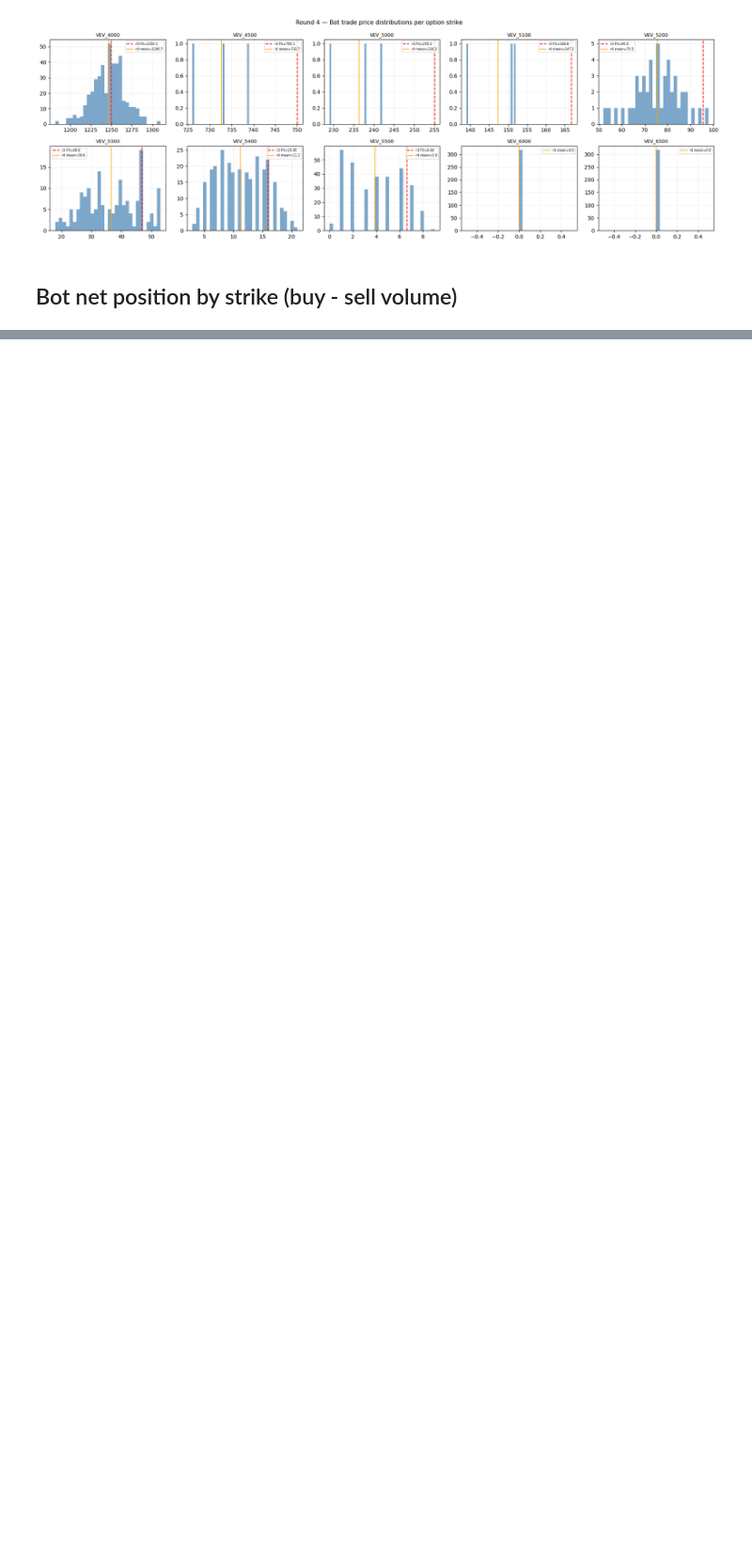
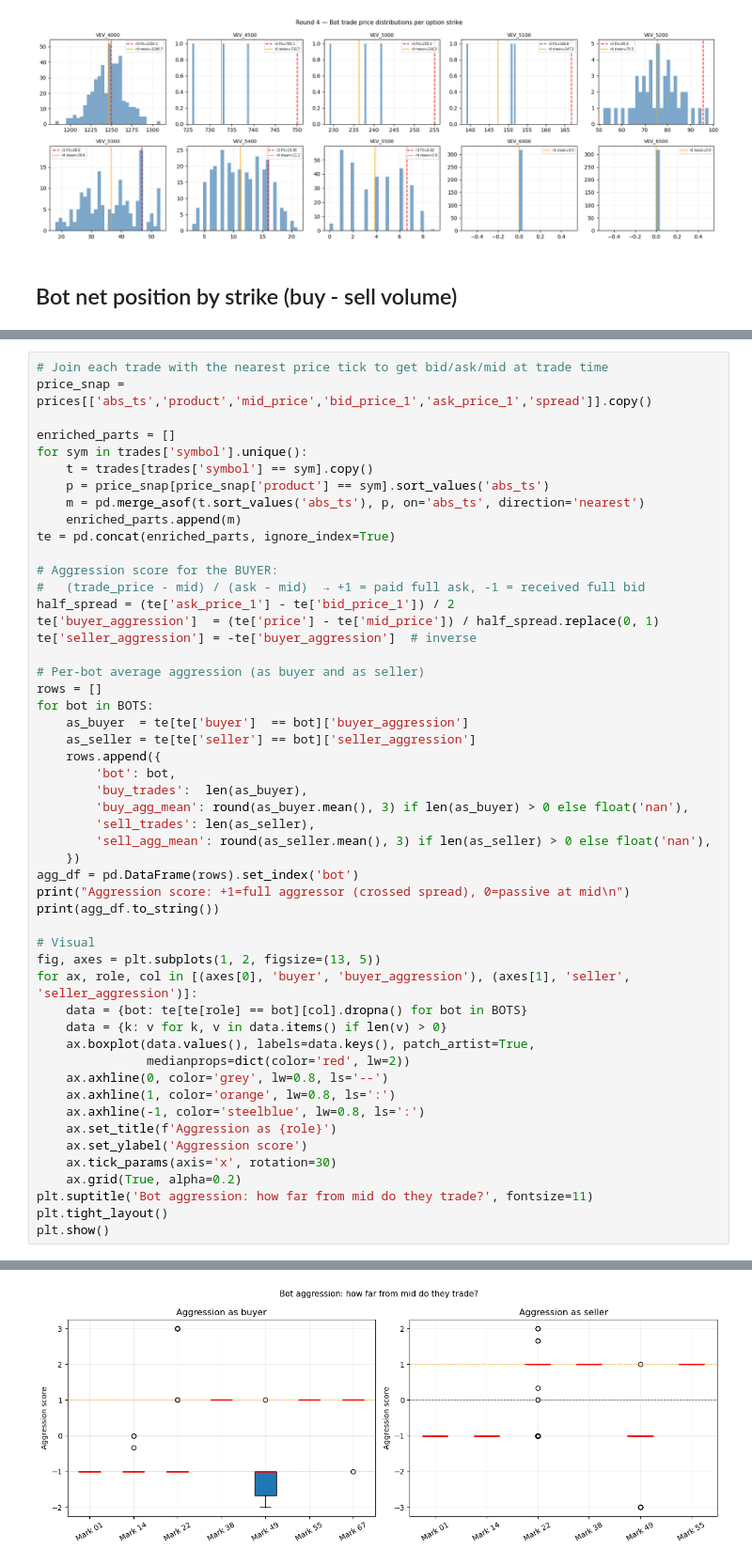
Before and after one commit to SakshamAror/IMC-Prosperity-4, a Jupyter notebook: round4_explore.ipynb, the cells around one changed output, grey strips where cells are left out. Shown at 94% size. Cells and saved outputs as stored; diff of their text form; blank space fills up the shorter version.

```diff
--- a/round4_explore.ipynb
+++ b/round4_explore.ipynb
@@ -415,0 +481,52 @@ net_pivot
+# %%
+# Join each trade with the nearest price tick to get bid/ask/mid at trade time
+price_snap = prices[['abs_ts','product','mid_price','bid_price_1','ask_price_1','spread']].copy()
+
+enriched_parts = []
+for sym in trades['symbol'].unique():
+    t = trades[trades['symbol'] == sym].copy()
+    p = price_snap[price_snap['product'] == sym].sort_values('abs_ts')
+    m = pd.merge_asof(t.sort_values('abs_ts'), p, on='abs_ts', direction='nearest')
+    enriched_parts.append(m)
+te = pd.concat(enriched_parts, ignore_index=True)
+
+# Aggression score for the BUYER:
+#   (trade_price - mid) / (ask - mid)  → +1 = paid full ask, -1 = received full bid
+half_spread = (te['ask_price_1'] - te['bid_price_1']) / 2
+te['buyer_aggression']  = (te['price'] - te['mid_price']) / half_spread.replace(0, 1)
+te['seller_aggression'] = -te['buyer_aggression']  # inverse
+
+# Per-bot average aggression (as buyer and as seller)
+rows = []
+for bot in BOTS:
+    as_buyer  = te[te['buyer']  == bot]['buyer_aggression']
+    as_seller = te[te['seller'] == bot]['seller_aggression']
+    rows.append({
+        'bot': bot,
+        'buy_trades':  len(as_buyer),
+        'buy_agg_mean': round(as_buyer.mean(), 3) if len(as_buyer) > 0 else float('nan'),
+        'sell_trades': len(as_seller),
+        'sell_agg_mean': round(as_seller.mean(), 3) if len(as_seller) > 0 else float('nan'),
+    })
+agg_df = pd.DataFrame(rows).set_index('bot')
+print("Aggression score: +1=full aggressor (crossed spread), 0=passive at mid\n")
+print(agg_df.to_string())
+
+# Visual
+fig, axes = plt.subplots(1, 2, figsize=(13, 5))
+for ax, role, col in [(axes[0], 'buyer', 'buyer_aggression'), (axes[1], 'seller', 'seller_aggression')]:
+    data = {bot: te[te[role] == bot][col].dropna() for bot in BOTS}
+    data = {k: v for k, v in data.items() if len(v) > 0}
+    ax.boxplot(data.values(), labels=data.keys(), patch_artist=True,
+               medianprops=dict(color='red', lw=2))
+    ax.axhline(0, color='grey', lw=0.8, ls='--')
+    ax.axhline(1, color='orange', lw=0.8, ls=':')
+    ax.axhline(-1, color='steelblue', lw=0.8, ls=':')
+    ax.set_title(f'Aggression as {role}')
+    ax.set_ylabel('Aggression score')
+    ax.tick_params(axis='x', rotation=30)
+    ax.grid(True, alpha=0.2)
+plt.suptitle('Bot aggression: how far from mid do they trade?', fontsize=11)
+plt.tight_layout()
+plt.show()
+# %% [output]
@@ -415,0 +544 @@ net_pivot
+[figure, added]
```
Also changed, not shown: parts of 15 cells of this notebook.
